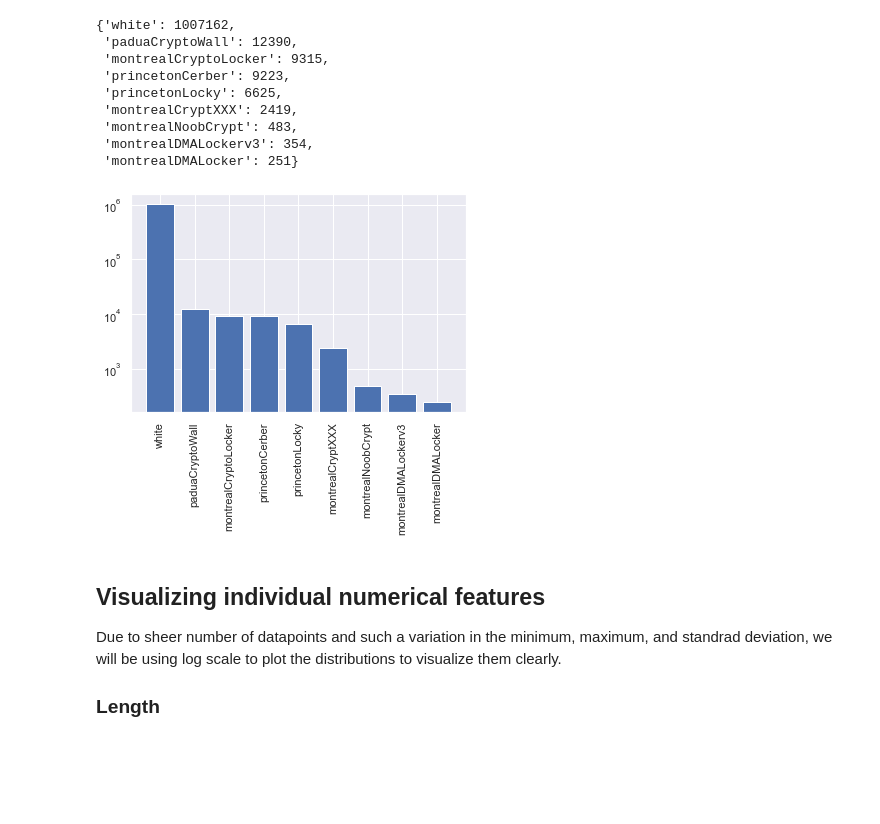
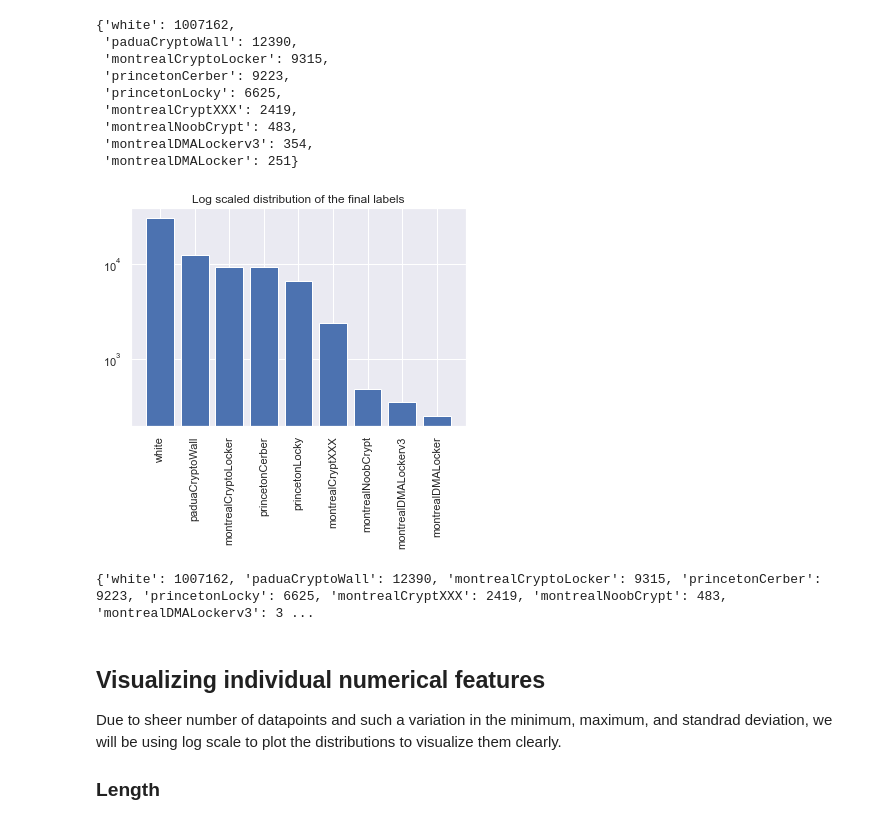
Before and after one commit to gauravsh0812/Bitcoin_Heist, a Jupyter notebook: EDA_Bitcoin_Heist.ipynb, the cells around one changed output. Saved outputs shown, nothing was run; the diff lists cells and outputs as text; code cells hidden in the pictures; blank space fills up the shorter version.

```diff
--- a/EDA_Bitcoin_Heist.ipynb
+++ b/EDA_Bitcoin_Heist.ipynb
@@ -175,12 +175,23 @@ Final labels
  'montrealDMALockerv3': 354,
  'montrealDMALocker': 251}
 # %%
-new_label_dict = df['label'].value_counts().to_dict()
-plt.bar(range(len(new_label_dict)), list(new_label_dict.values()), align='center', log=True)
-plt.xticks(range(len(new_label_dict)), list(new_label_dict.keys()), rotation = 'vertical')
-plt.show()
+def plotting_labels():
+
+    """
+    Distribution of final labels and datapoints
+    """
+
+    new_label_dict = df['label'].value_counts().to_dict()
+    plt.bar(range(len(new_label_dict)), list(new_label_dict.values()), align='center', log=True)
+    plt.xticks(range(len(new_label_dict)), list(new_label_dict.keys()), rotation = 'vertical')
+    plt.title('Log scaled distribution of the final labels')
+    plt.show()
+
+plotting_labels()
+print(new_label_dict)
 # %% [output]
-[figure, old version]
+[figure, new version]
+{'white': 1007162, 'paduaCryptoWall': 12390, 'montrealCryptoLocker': 9315, 'princetonCerber': 9223, 'princetonLocky': 6625, 'montrealCryptXXX': 2419, 'montrealNoobCrypt': 483, 'montrealDMALockerv3': 3 ...
 # %% [markdown]
 ## Visualizing individual numerical features
 
```
Also changed, not shown: parts of 12 cells of this notebook.
